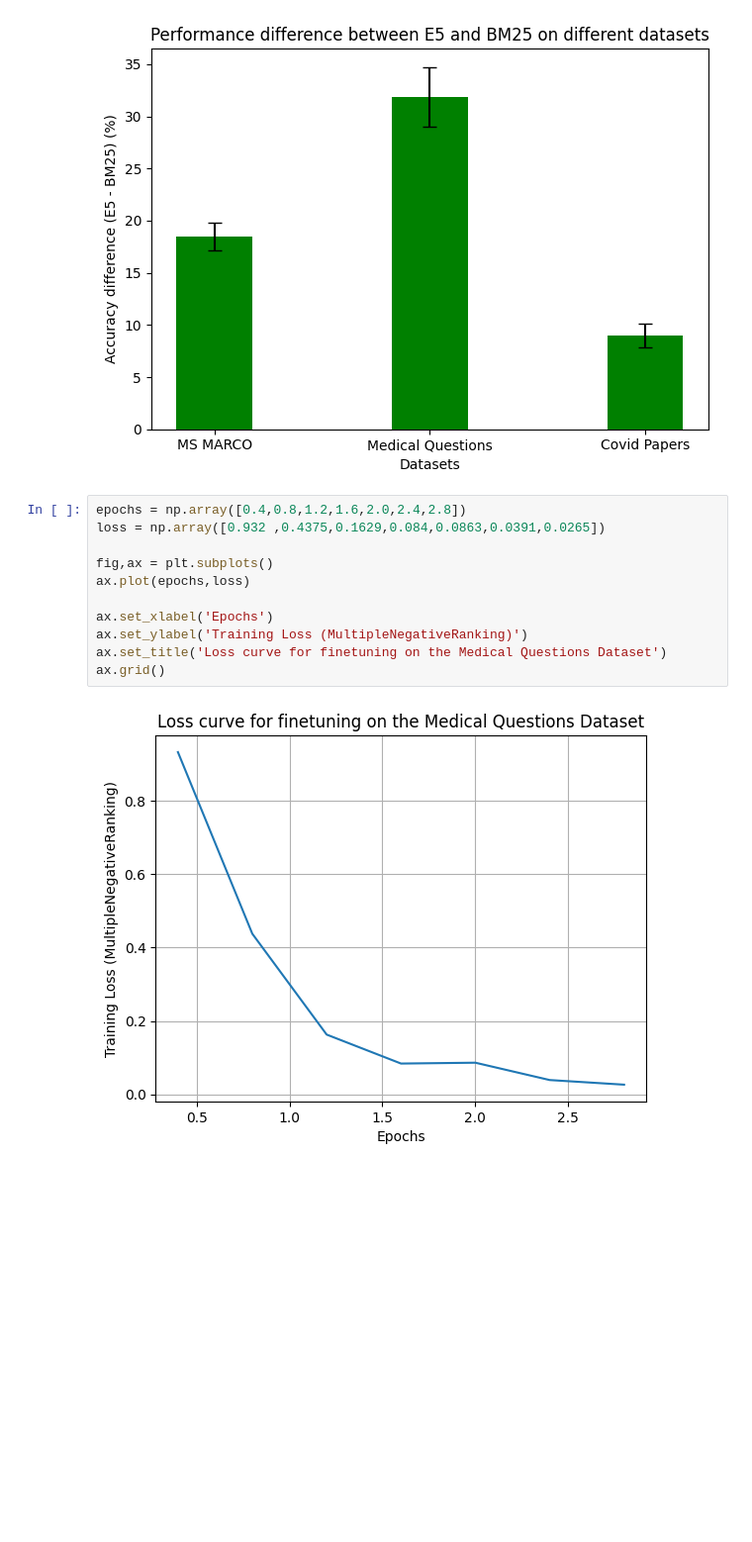
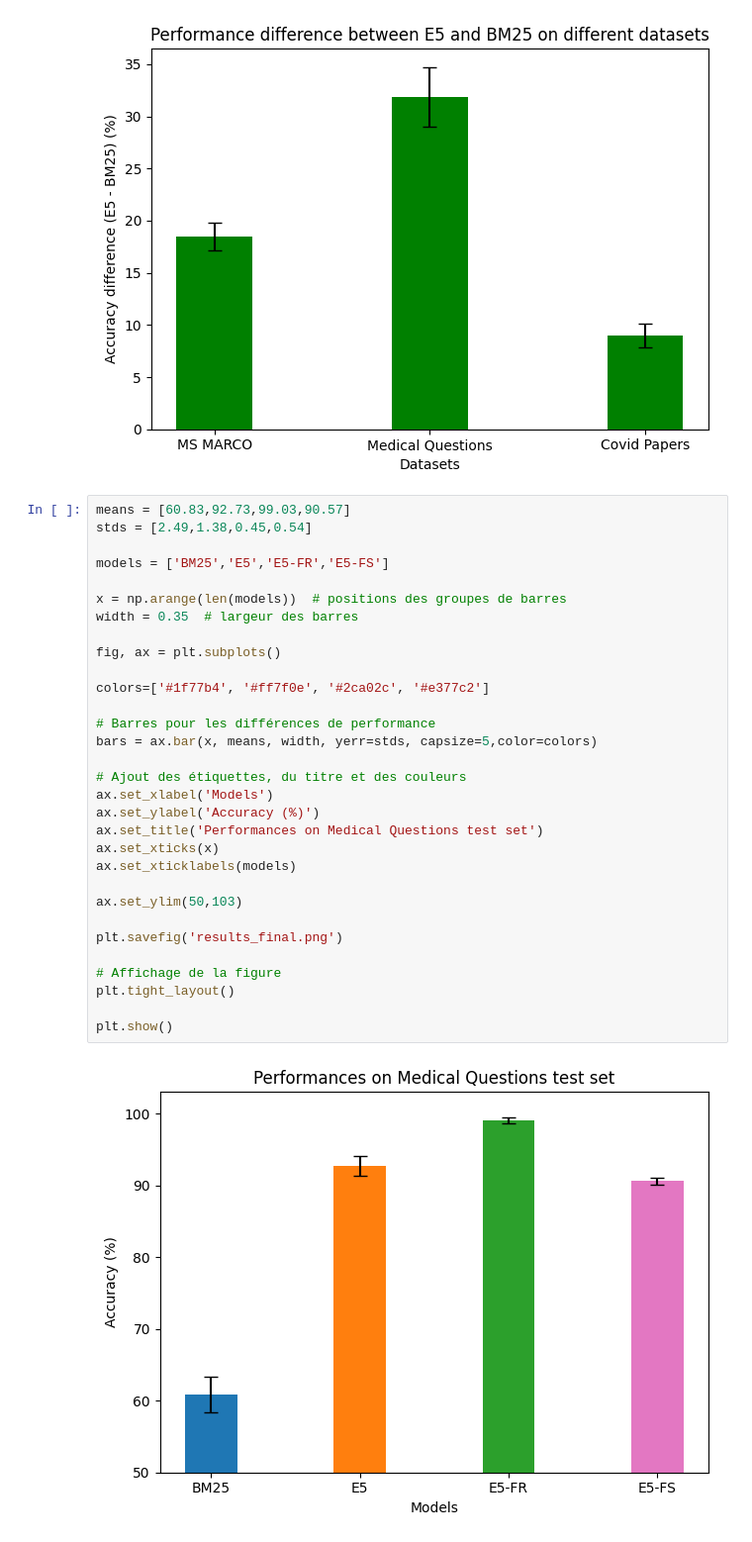
Before and after one commit to Nathan-Herzhaft/Thesis_Code, a Jupyter notebook: plot_graphs.ipynb, the cells around one changed output. Shown: that part at 99% size. Saved outputs shown, nothing was run; the diff lists cells and outputs as text; blank space fills up the shorter version.

```diff
--- a/plot_graphs.ipynb
+++ b/plot_graphs.ipynb
@@ -172,16 +161,36 @@ plt.tight_layout()
 plt.show()
 # %% [output]
 [figure]
-# %%
-epochs = np.array([0.4,0.8,1.2,1.6,2.0,2.4,2.8])
-loss = np.array([0.932 ,0.4375,0.1629,0.084,0.0863,0.0391,0.0265])
-
-fig,ax = plt.subplots()
-ax.plot(epochs,loss)
-
-ax.set_xlabel('Epochs')
-ax.set_ylabel('Training Loss (MultipleNegativeRanking)')
-ax.set_title('Loss curve for finetuning on the Medical Questions Dataset')
-ax.grid()
-# %% [output]
-[figure, removed]
+# %%
+means = [60.83,92.73,99.03,90.57]
+stds = [2.49,1.38,0.45,0.54]
+
+models = ['BM25','E5','E5-FR','E5-FS']
+
+x = np.arange(len(models))  # positions des groupes de barres
+width = 0.35  # largeur des barres
+
+fig, ax = plt.subplots()
+
+colors=['#1f77b4', '#ff7f0e', '#2ca02c', '#e377c2']
+
+# Barres pour les différences de performance
+bars = ax.bar(x, means, width, yerr=stds, capsize=5,color=colors)
+
+# Ajout des étiquettes, du titre et des couleurs
+ax.set_xlabel('Models')
+ax.set_ylabel('Accuracy (%)')
+ax.set_title('Performances on Medical Questions test set')
+ax.set_xticks(x)
+ax.set_xticklabels(models)
+
+ax.set_ylim(50,103)
+
+plt.savefig('results_final.png')
+
+# Affichage de la figure
+plt.tight_layout()
+
+plt.show()
+# %% [output]
+[figure, added]
```
Also changed, not shown: parts of 2 cells of this notebook, 13 other files.
